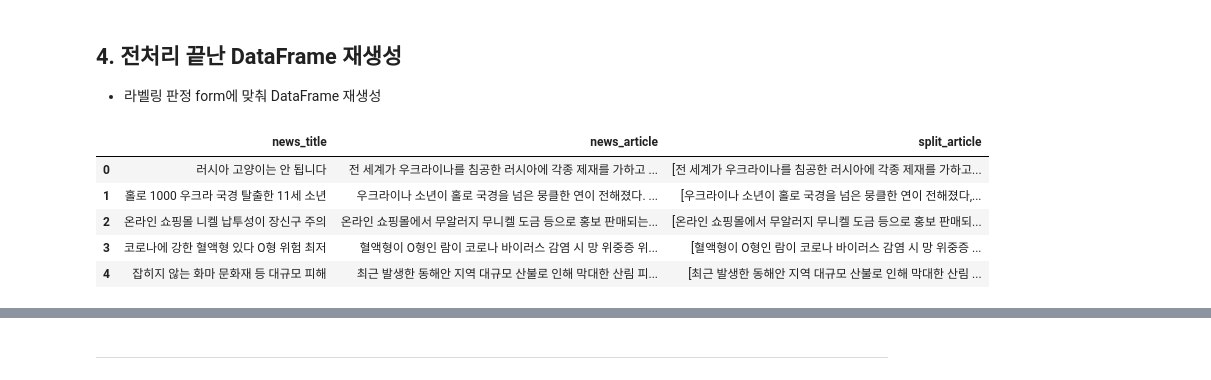
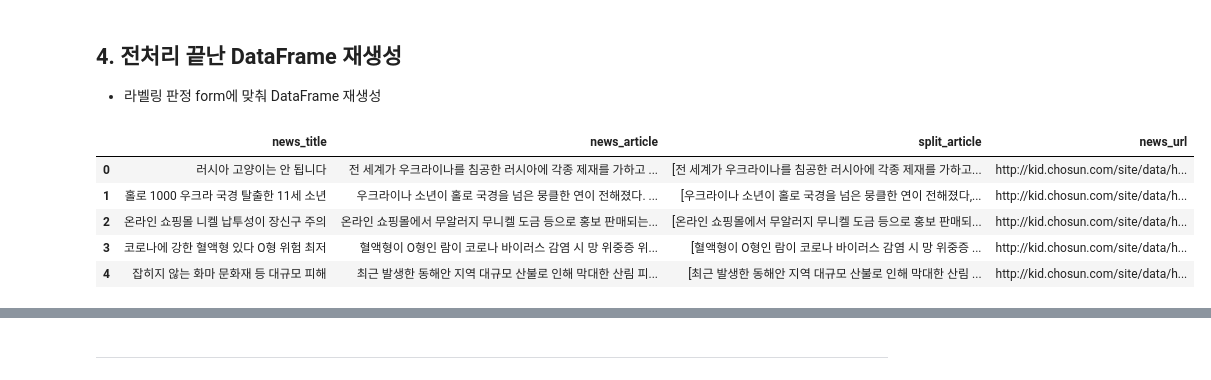
Before and after one commit to euneun316/NLP-Study, a Jupyter notebook: Summarization/kid_news/kid_news_mecab.ipynb, the cells around one changed output, grey strips where cells are left out. Drawn from its saved outputs; the diff is of its cells as text; code cells hidden in the pictures.

```diff
--- a/Summarization/kid_news/kid_news_mecab.ipynb
+++ b/Summarization/kid_news/kid_news_mecab.ipynb
@@ -418,12 +418,12 @@ pp.pprint(sent_tokenize(article_text))
 ## 4. 전처리 끝난 DataFrame 재생성
 - 라벨링 판정 form에 맞춰 DataFrame 재생성
 # %%
-df = df[['news_title', 'news_article', 'split_article']]
+df = df[['news_title', 'news_article', 'split_article','news_url' ]]
 df.head()
 # %% [output]
-|  | news_title | news_article | split_article |
-| 0 | 러시아 고양이는 안 됩니다 | 전 세계가 우크라이나를 침공한 러시아에 각종 제재를 가하고 ... | [전 세계가 우크라이나를 침공한 러시아에 각종 제재를 가하고... |
-| 1 | 홀로 1000 우크라 국경 탈출한 11세 소년 | 우크라이나 소년이 홀로 국경을 넘은 뭉클한 연이 전해졌다. ... | [우크라이나 소년이 홀로 국경을 넘은 뭉클한 연이 전해졌다,... |
-| 2 | 온라인 쇼핑몰 니켈 납투성이 장신구 주의 | 온라인 쇼핑몰에서 무알러지 무니켈 도금 등으로 홍보 판매되는... | [온라인 쇼핑몰에서 무알러지 무니켈 도금 등으로 홍보 판매되... |
-| 3 | 코로나에 강한 혈액형 있다 O형 위험 최저 | 혈액형이 O형인 람이 코로나 바이러스 감염 시 망 위중증 위... | [혈액형이 O형인 람이 코로나 바이러스 감염 시 망 위중증 ... |
-| 4 | 잡히지 않는 화마 문화재 등 대규모 피해 | 최근 발생한 동해안 지역 대규모 산불로 인해 막대한 산림 피... | [최근 발생한 동해안 지역 대규모 산불로 인해 막대한 산림 ... |
+|  | news_title | news_article | split_article | news_url |
+| 0 | 러시아 고양이는 안 됩니다 | 전 세계가 우크라이나를 침공한 러시아에 각종 제재를 가하고 ... | [전 세계가 우크라이나를 침공한 러시아에 각종 제재를 가하고... | http://kid.chosun.com/site/data/h... |
+| 1 | 홀로 1000 우크라 국경 탈출한 11세 소년 | 우크라이나 소년이 홀로 국경을 넘은 뭉클한 연이 전해졌다. ... | [우크라이나 소년이 홀로 국경을 넘은 뭉클한 연이 전해졌다,... | http://kid.chosun.com/site/data/h... |
+| 2 | 온라인 쇼핑몰 니켈 납투성이 장신구 주의 | 온라인 쇼핑몰에서 무알러지 무니켈 도금 등으로 홍보 판매되는... | [온라인 쇼핑몰에서 무알러지 무니켈 도금 등으로 홍보 판매되... | http://kid.chosun.com/site/data/h... |
+| 3 | 코로나에 강한 혈액형 있다 O형 위험 최저 | 혈액형이 O형인 람이 코로나 바이러스 감염 시 망 위중증 위... | [혈액형이 O형인 람이 코로나 바이러스 감염 시 망 위중증 ... | http://kid.chosun.com/site/data/h... |
+| 4 | 잡히지 않는 화마 문화재 등 대규모 피해 | 최근 발생한 동해안 지역 대규모 산불로 인해 막대한 산림 피... | [최근 발생한 동해안 지역 대규모 산불로 인해 막대한 산림 ... | http://kid.chosun.com/site/data/h... |
```
Also changed, not shown: parts of 31 cells of this notebook.
